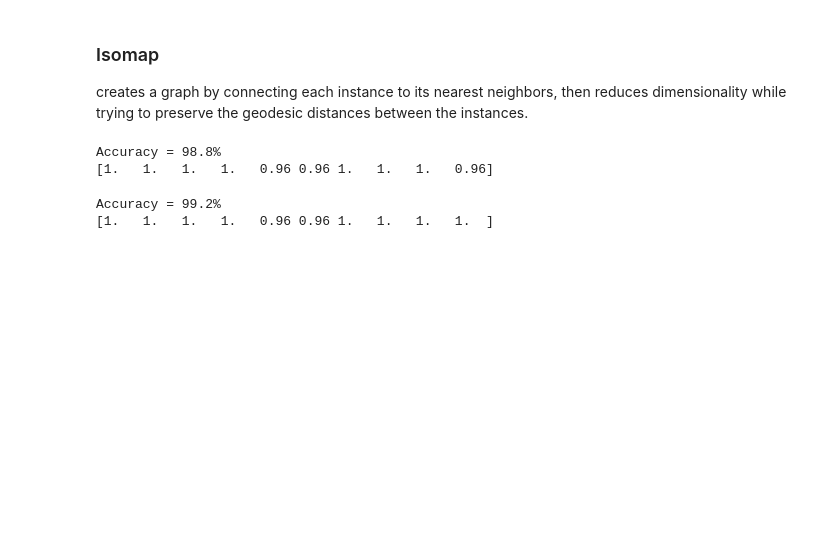
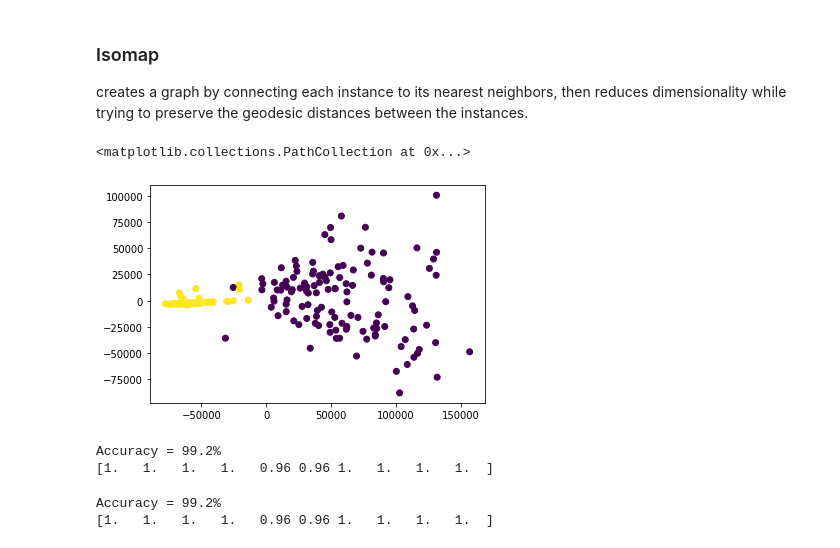
Before and after one commit to andreafabbricatore/ailab, a Jupyter notebook: data_vis/svm.ipynb, the cells around one changed output. Saved outputs shown, nothing was run; the diff lists cells and outputs as text; code cells hidden in the pictures; blank space fills up the shorter version.

```diff
--- a/data_vis/svm.ipynb
+++ b/data_vis/svm.ipynb
@@ -167,10 +172,15 @@ the instances.
 # %%
 isomap = Isomap(n_components=2)
 X_reduced_isomap = isomap.fit_transform(X2)
+# %%
+plt.scatter(X_reduced_isomap[:, 0], X_reduced_isomap[:,1], c=y)
+# %% [output]
+<matplotlib.collections.PathCollection at 0x...>
+[figure, added]
 # %%
 ## POLY KERNEL SVM
 
-poly_kernel_svm_clf = make_pipeline(SVC(kernel="poly", degree=2,coef0=1, C=1000))
+poly_kernel_svm_clf = make_pipeline(SVC(kernel="poly", degree=6,coef0=3, C=1))
 poly_kernel_svm_clf.fit(X_reduced_isomap, y)
 
 poly_rmse = cross_val_score(poly_kernel_svm_clf, X_reduced_isomap, y,
@@ -178,8 +188,8 @@ poly_rmse = cross_val_score(poly_kernel_svm_clf, X_reduced_isomap, y,
 print(f"Accuracy = {round((sum(poly_rmse) / 10) * 100, 4)}%")
 print(poly_rmse)
 # %% [output]
-Accuracy = 98.8%
-[1.   1.   1.   1.   0.96 0.96 1.   1.   1.   0.96]
+Accuracy = 99.2%
+[1.   1.   1.   1.   0.96 0.96 1.   1.   1.   1.  ]
 # %%
 ## RBF KERNEL SVM
 
```
Also changed, not shown: parts of 11 cells of this notebook.
